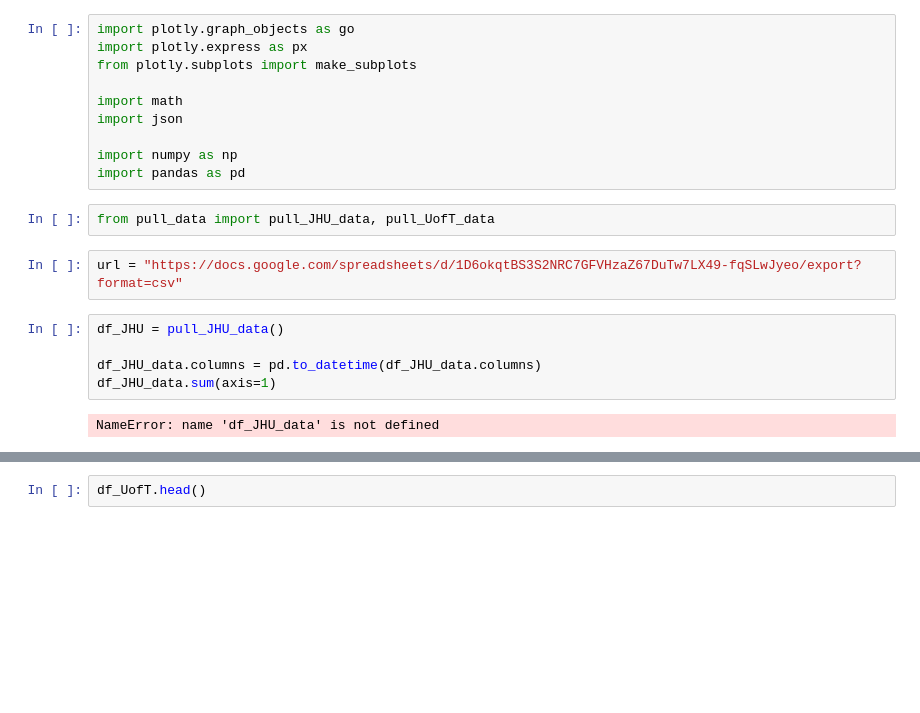
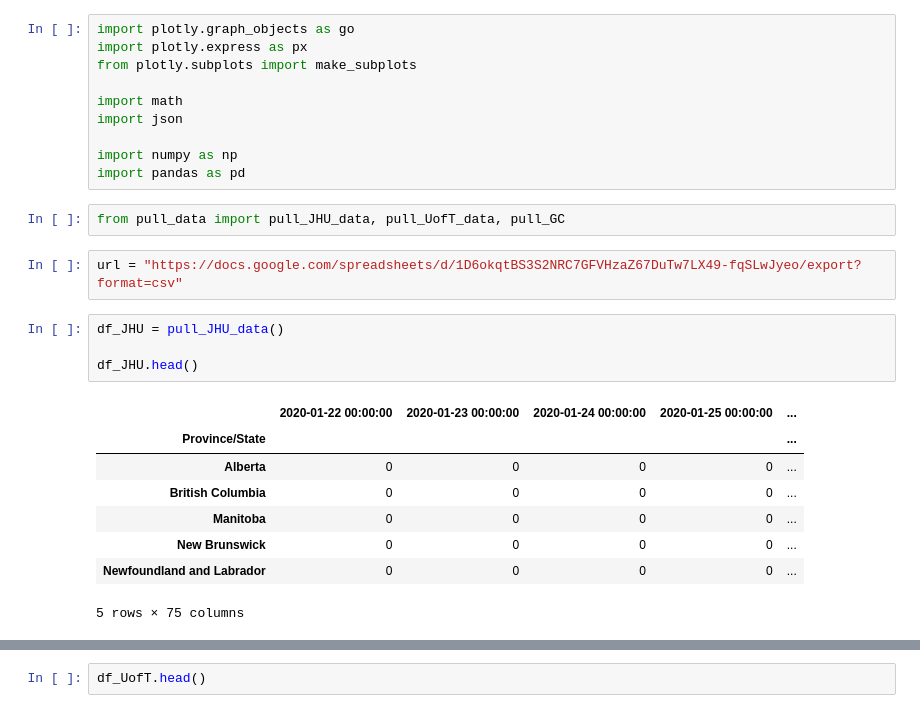
Before and after one commit to nickbent/covid-quebec-ontario, a Jupyter notebook: notebooks/Graphing Canada.ipynb, the cells around one changed output, grey strips where cells are left out. Saved outputs shown, nothing was run; the diff lists cells and outputs as text; blank space fills up the shorter version.

```diff
--- a/notebooks/Graphing Canada.ipynb
+++ b/notebooks/Graphing Canada.ipynb
@@ -9,13 +9,19 @@ import json
 import numpy as np
 import pandas as pd
 # %%
-from pull_data import pull_JHU_data, pull_UofT_data
+from pull_data import pull_JHU_data, pull_UofT_data, pull_GC
 # %%
 url = "https://docs.google.com/spreadsheets/d/1D6okqtBS3S2NRC7GFVHzaZ67DuTw7LX49-fqSLwJyeo/export?format=csv"
-# %%
-df_JHU = pull_JHU_data()
-
-df_JHU_data.columns = pd.to_datetime(df_JHU_data.columns)
-df_JHU_data.sum(axis=1)
-# %% [output]
-NameError: name 'df_JHU_data' is not defined
+# %%
+df_JHU = pull_JHU_data()
+
+df_JHU.head()
+# %% [output]
+|  | 2020-01-22 00:00:00 | 2020-01-23 00:00:00 | 2020-01-24 00:00:00 | 2020-01-25 00:00:00 | ... |
+| Province/State |  |  |  |  | ... |
+| Alberta | 0 | 0 | 0 | 0 | ... |
+| British Columbia | 0 | 0 | 0 | 0 | ... |
+| Manitoba | 0 | 0 | 0 | 0 | ... |
+| New Brunswick | 0 | 0 | 0 | 0 | ... |
+| Newfoundland and Labrador | 0 | 0 | 0 | 0 | ... |
+5 rows × 75 columns
```
Also changed, not shown: parts of 3 cells of this notebook, 1 other file.
